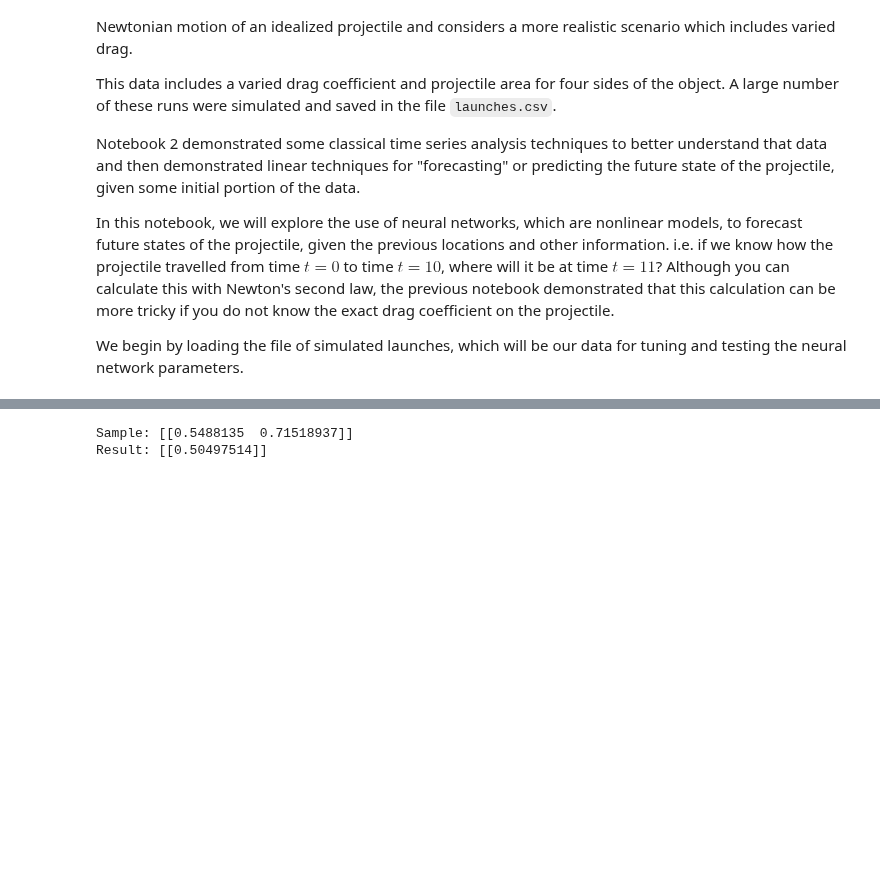
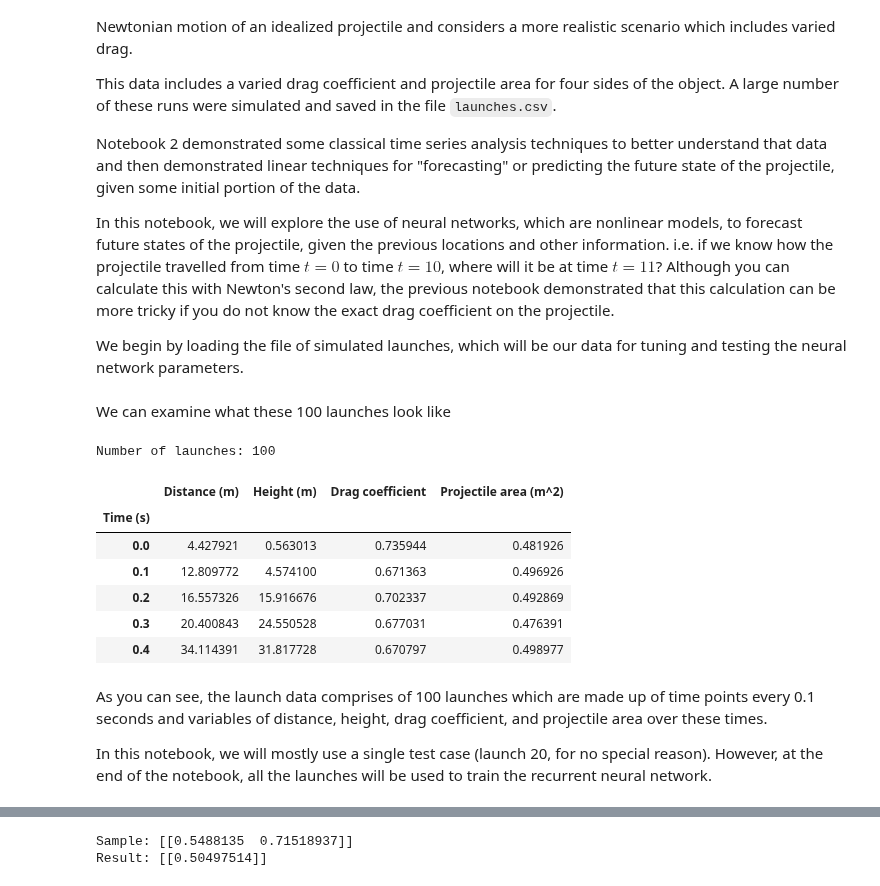
Before and after one commit to GDS-Education-Community-of-Practice/DSECOP, a Jupyter notebook: Time_Series_Analysis_and_Forecasting/N3_Forecasting_Time_Series_with_Recurrent_Neural_Networks.ipynb, the cells around one changed output, grey strips where cells are left out. Saved outputs shown, nothing was run; the diff lists cells and outputs as text; code cells hidden in the pictures; blank space fills up the shorter version.

Commit message:
Adjustments to Notebook 3 with Ashley's feedback

```diff
--- a/Time_Series_Analysis_and_Forecasting/N3_Forecasting_Time_Series_with_Recurrent_Neural_Networks.ipynb
+++ b/Time_Series_Analysis_and_Forecasting/N3_Forecasting_Time_Series_with_Recurrent_Neural_Networks.ipynb
@@ -35,6 +35,27 @@ all_launches = pd.read_csv(data_location, index_col="Time (s)")
 split_indices = np.where(all_launches.index[1:] - all_launches.index[0:-1] < 0)[0].tolist() # Find where time decreases (signifies different launch)
 split_indices = [0] + split_indices + [all_launches.shape[0]]
 launches = [all_launches.iloc[split_indices[i]+1:split_indices[i+1]] for i in range(100)]
+# %% [markdown]
+We can examine what these 100 launches look like
+# %%
+print("Number of launches: {}".format(len(launches)))
+# %% [output]
+Number of launches: 100
+# %%
+all_launches.head()
+# %% [output]
+|  | Distance (m) | Height (m) | Drag coefficient | Projectile area (m^2) |
+| Time (s) |  |  |  |  |
+| 0.0 | 4.427921 | 0.563013 | 0.735944 | 0.481926 |
+| 0.1 | 12.809772 | 4.574100 | 0.671363 | 0.496926 |
+| 0.2 | 16.557326 | 15.916676 | 0.702337 | 0.492869 |
+| 0.3 | 20.400843 | 24.550528 | 0.677031 | 0.476391 |
+| 0.4 | 34.114391 | 31.817728 | 0.670797 | 0.498977 |
+# %% [markdown]
+As you can see, the launch data comprises of 100 launches which are made up of time points every 0.1 seconds and variables of distance, height, drag coefficient, and projectile area over these times.
+
+In this notebook, we will mostly use a single test case (launch 20, for no special reason).
+However, at the end of the notebook, all the launches will be used to train the recurrent neural network.
 # %% [markdown]
 ## Feedforward neural network
 
```
Also changed, not shown: parts of 13 cells of this notebook.
